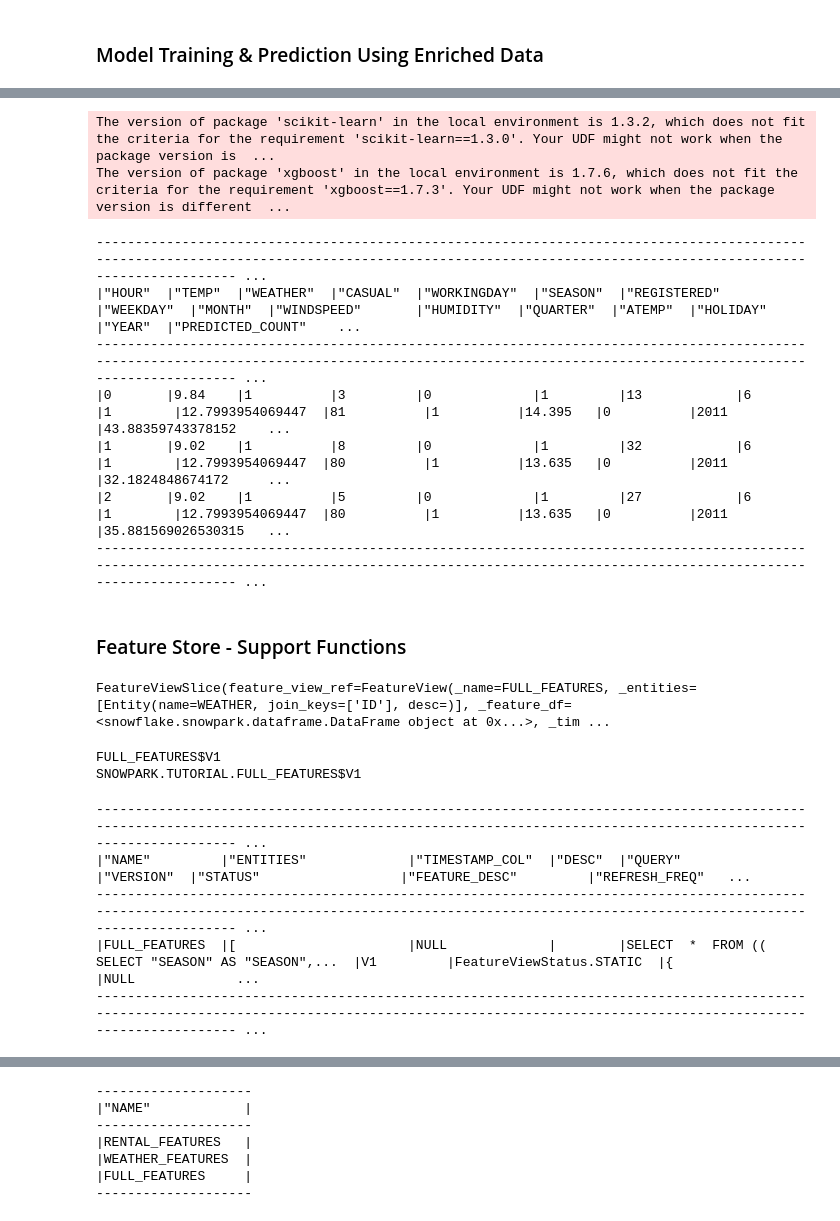
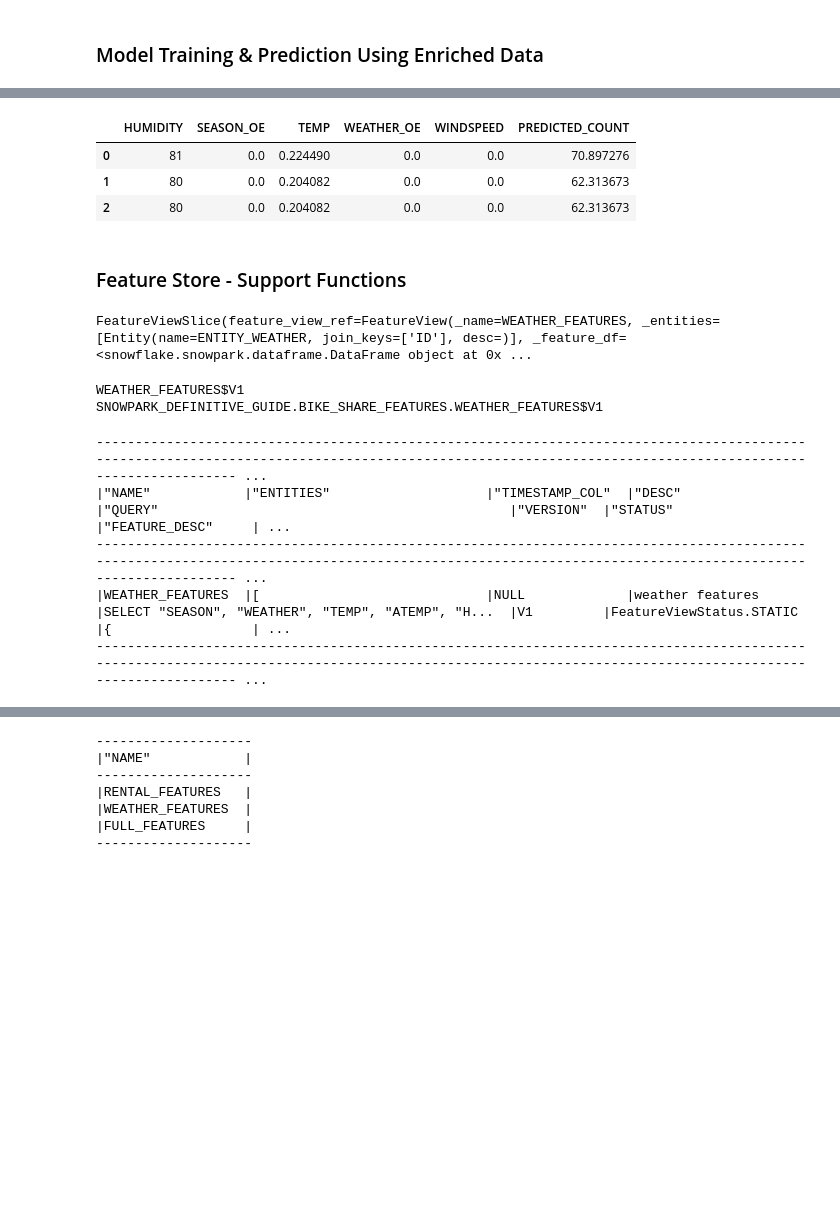
Before and after one commit to PacktPublishing/The-Ultimate-Guide-To-Snowpark, a Jupyter notebook: chapter_6/chapter_6_feature_store.ipynb, the cells around one changed output, grey strips where cells are left out. Saved outputs shown, nothing was run; the diff lists cells and outputs as text; code cells hidden in the pictures; blank space fills up the shorter version.

```diff
--- a/chapter_6/chapter_6_feature_store.ipynb
+++ b/chapter_6/chapter_6_feature_store.ipynb
@@ -118,7 +132,6 @@ fv = FeatureView(
 fv = fs.register_feature_view(
     feature_view=fv,
     version="V1",
-    refresh_freq="1 minute",
     block=True
 )
 # %%
@@ -180,26 +166,25 @@ FeatureStore.merge_features() is in private preview since 1.0.8. Do not use it i
 ### Data Generation through Feature views
 # %%
 #GENERATING TRAINING DATA
-spine_df = session.table("MODEL_DATA")
+spine_df = session.table("BSD_TRAINING")
 spine_df = spine_df.withColumn("ID", monotonically_increasing_id())
 spine_df = spine_df.select("ID", "COUNT")
 spine_df.show()
 
 
-training_data = fs.generate_dataset(
+train_data = fs.generate_dataset(
     spine_df=spine_df,
     features=[
-        full_fv.slice([
-            "CASUAL","HOLIDAY","HOUR","MONTH","REGISTERED","WEEKDAY","WORKINGDAY","ATEMP",
-            "HUMIDITY","QUARTER","SEASON","TEMP","WEATHER","WINDSPEED","YEAR"
+        fv.slice([
+            "HUMIDITY","SEASON_OE","TEMP","WEATHER_OE","WINDSPEED"
         ])
     ],
-    materialized_table="TRAINING_DATA",
+    materialized_table=None,
     spine_timestamp_col=None,
     spine_label_cols=["COUNT"],
     save_mode="merge",
     exclude_columns=['ID']
 )
 
-training_data.df.show()
+train_data.df.show()
 # %% [output]
@@ -229,7 +213,7 @@ FeatureStore.generate_dataset() is in private preview since 1.0.8. Do not use it
 from snowflake.ml.modeling.model_selection import GridSearchCV
 from snowflake.ml.modeling.ensemble import GradientBoostingRegressor
 
-FEATURE_LIST = [ "HOLIDAY", "WORKINGDAY", "WEEKDAY", "HOUR", "HUMIDITY", "MONTH", "TEMP", "YEAR", "ATEMP", "WINDSPEED", "SEASON", "WEATHER"]
+FEATURE_LIST = ["TEMP", "WINDSPEED", "SEASON_OE", "WEATHER_OE"]
 LABEL_COLUMNS = ['COUNT']
 OUTPUT_COLUMNS = ['PREDICTED_COUNT']
 
@@ -248,6 +232,6 @@ grid_search = GridSearchCV(
     output_cols=OUTPUT_COLUMNS
 )
 
-train_df = training_data.df.drop(["ID"])
+train_df = train_data.df.drop(["ID"])
 # %%
 grid_search.fit(train_df)
@@ -255,7 +241,7 @@ grid_search.fit(train_df)
 #PREDICT FROM FEATURE STORE GENERATED DATA
 test_df = spine_df.limit(3).select("ID")
 enriched_df = fs.retrieve_feature_values(
-    test_df, training_data.load_features())
+    test_df, train_data.load_features())
 enriched_df = enriched_df.drop('ID')
 enriched_df.show()
 # %% [output]
@@ -269,35 +255,30 @@ enriched_df.show()
 # %%
-pred = grid_search.predict(enriched_df)
-pred.show()
+pred = grid_search.predict(enriched_df.to_pandas())
+pred.head()
 # %% [output]
-The version of package 'scikit-learn' in the local environment is 1.3.2, which does not fit the criteria for the requirement 'scikit-learn==1.3.0'. Your UDF might not work when the package version is  ...
-The version of package 'xgboost' in the local environment is 1.7.6, which does not fit the criteria for the requirement 'xgboost==1.7.3'. Your UDF might not work when the package version is different  ...
--------------------------------------------------------------------------------------------------------------------------------------------------------------------------------------------------------- ...
-|"HOUR"  |"TEMP"  |"WEATHER"  |"CASUAL"  |"WORKINGDAY"  |"SEASON"  |"REGISTERED"  |"WEEKDAY"  |"MONTH"  |"WINDSPEED"       |"HUMIDITY"  |"QUARTER"  |"ATEMP"  |"HOLIDAY"  |"YEAR"  |"PREDICTED_COUNT"    ...
--------------------------------------------------------------------------------------------------------------------------------------------------------------------------------------------------------- ...
-|0       |9.84    |1          |3         |0             |1         |13            |6          |1        |12.7993954069447  |81          |1          |14.395   |0          |2011    |43.88359743378152    ...
-|1       |9.02    |1          |8         |0             |1         |32            |6          |1        |12.7993954069447  |80          |1          |13.635   |0          |2011    |32.1824848674172     ...
-|2       |9.02    |1          |5         |0             |1         |27            |6          |1        |12.7993954069447  |80          |1          |13.635   |0          |2011    |35.881569026530315   ...
--------------------------------------------------------------------------------------------------------------------------------------------------------------------------------------------------------- ...
+|  | HUMIDITY | SEASON_OE | TEMP | WEATHER_OE | WINDSPEED | PREDICTED_COUNT |
+| 0 | 81 | 0.0 | 0.224490 | 0.0 | 0.0 | 70.897276 |
+| 1 | 80 | 0.0 | 0.204082 | 0.0 | 0.0 | 62.313673 |
+| 2 | 80 | 0.0 | 0.204082 | 0.0 | 0.0 | 62.313673 |
 # %% [markdown]
 ### Feature Store - Support Functions
 # %%
 # FEATURE VIEW  FROM LIBRARY
 
 #SLICE - GET SUBSET OF FEATURES FROM A VIEW
-sliced_fv = full_fv.slice(["TEMP"])
+sliced_fv = fv.slice(["TEMP"])
 sliced_fv
 # %% [output]
-FeatureViewSlice(feature_view_ref=FeatureView(_name=FULL_FEATURES, _entities=[Entity(name=WEATHER, join_keys=['ID'], desc=)], _feature_df=<snowflake.snowpark.dataframe.DataFrame object at 0x...>, _tim ...
+FeatureViewSlice(feature_view_ref=FeatureView(_name=WEATHER_FEATURES, _entities=[Entity(name=ENTITY_WEATHER, join_keys=['ID'], desc=)], _feature_df=<snowflake.snowpark.dataframe.DataFrame object at 0x ...
 # %%
 #FEATURE VIEW PHYSICAL NAME
-print(full_fv.physical_name())
+print(fv.physical_name())
 
 #FEATURE VIEW QUALIFIED NAME
-print(full_fv.fully_qualified_name())
+print(fv.fully_qualified_name())
 # %% [output]
-FULL_FEATURES$V1
-SNOWPARK.TUTORIAL.FULL_FEATURES$V1
+WEATHER_FEATURES$V1
+SNOWPARK_DEFINITIVE_GUIDE.BIKE_SHARE_FEATURES.WEATHER_FEATURES$V1
 # %%
 #SET DESCRIPTION TO FEATURE
 
@@ -306,10 +287,10 @@ full_fv = full_fv.attach_feature_desc({"TEMP": "Current Temperature"})
 # FEATURE STORE FROM LIBRARY
 
 #GET FEATURE VIEW
-fs.get_feature_view("FULL_FEATURES", "V1").to_df(session).show()
+fs.get_feature_view("WEATHER_FEATURES", "V1").to_df(session).show()
 # %% [output]
 -------------------------------------------------------------------------------------------------------------------------------------------------------------------------------------------------------- ...
-|"NAME"         |"ENTITIES"             |"TIMESTAMP_COL"  |"DESC"  |"QUERY"                                             |"VERSION"  |"STATUS"                  |"FEATURE_DESC"         |"REFRESH_FREQ"   ...
+|"NAME"            |"ENTITIES"                    |"TIMESTAMP_COL"  |"DESC"            |"QUERY"                                             |"VERSION"  |"STATUS"                  |"FEATURE_DESC"     | ...
 -------------------------------------------------------------------------------------------------------------------------------------------------------------------------------------------------------- ...
-|FULL_FEATURES  |[                      |NULL             |        |SELECT  *  FROM (( SELECT "SEASON" AS "SEASON",...  |V1         |FeatureViewStatus.STATIC  |{                      |NULL             ...
+|WEATHER_FEATURES  |[                             |NULL             |weather features  |SELECT "SEASON", "WEATHER", "TEMP", "ATEMP", "H...  |V1         |FeatureViewStatus.STATIC  |{                  | ...
 -------------------------------------------------------------------------------------------------------------------------------------------------------------------------------------------------------- ...
```
Also changed, not shown: parts of 21 cells of this notebook, 2 other files.
